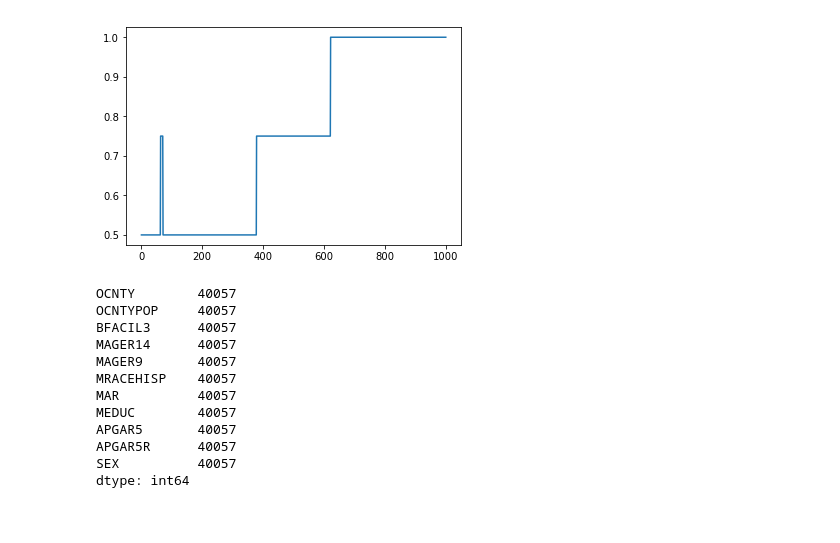
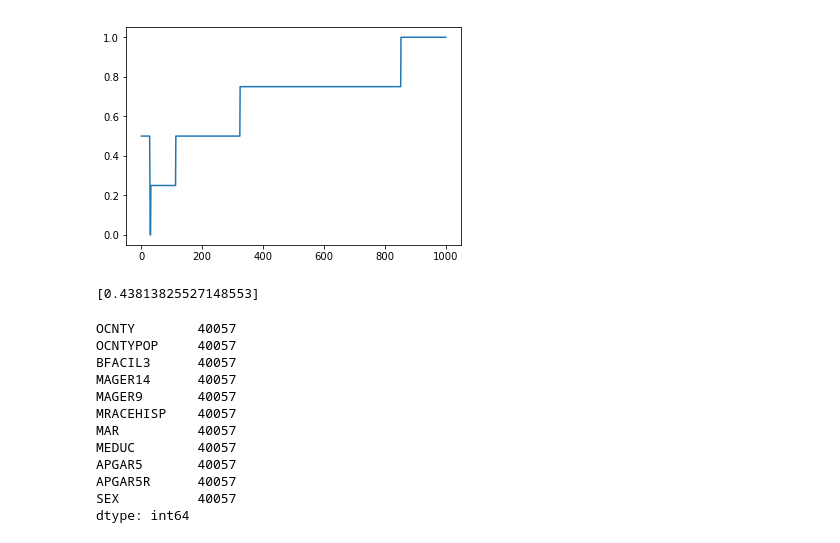
Before and after one commit to mcaballeroguillen/Redes_Neuronales, a Jupyter notebook: Red_Neuronal_1.ipynb, the cells around one changed output. Saved outputs shown, nothing was run; the diff lists cells and outputs as text; code cells hidden in the pictures.

```diff
--- a/Red_Neuronal_1.ipynb
+++ b/Red_Neuronal_1.ipynb
@@ -36,7 +36,8 @@ class Perceptron:
         x= ps*dt
         suma=x.sum()
         exponente = -1*(suma+self.b)
-        denominador = 1 + math.exp(exponente)
+        #denominador= np.float128(2.0)
+        denominador = 1 + np.exp(exponente)
         self.out=1/denominador
         if self.out>=0.5: #"""Criterio para calcular el output binario"""
             self.bout=1
@@ -50,9 +51,10 @@ class Perceptron:
         self.datos=[]
 
     #"""Calcular error, ingresando los delta de la capa siguiente"""
-    def calcularerror(self,deltasnextcapa):
-        ps=np.array(self.pesos)
+    def calcularerror(self,deltasnextcapa,pesosnextcapa):
+        ps=np.array(pesosnextcapa)
         delt=np.array(deltasnextcapa)
+
         mult=ps*delt
         self.error=mult.sum()
     #"""Calcular de"""
@@ -235,29 +257,33 @@ class Red_Neuronal:
 # %%
 from matplotlib import pyplot
 fabri = Fabrica()
-fabri.getbais(0.5)
-capa1 = fabri.crearCapa(10,2)
-capa2 = fabri.crearCapa(10,10)
-capa3 = fabri.crearCapa(1,10)
+fabri.getlr(0.5)
+capa1 = fabri.crearCapa(2,2)
+capa3 = fabri.crearCapa(1,2)
 
 red1= Red_Neuronal()
 red1.getcapinicial(capa1)
-red1.getcapaintermedia(capa2)
 red1.getcapfinal(capa3)
 red1.enlazar()
 
-entrada=[[1,1],[0,1],[1,0],[0,0]]
+entrada=[[0,0],[0,1],[1,0],[1,1]]
 salida = [[0],[1],[1],[0]]
 entre=[entrada,salida]
 
 a = red1.entrenar(entre,1000,entre)
 b=[]
 for x in a[1]:
     b.append((4-x)/4)
 pyplot.plot(a[0],b)
 pyplot.show()
 # %% [output]
-[figure, old version]
+[figure, new version]
+# %%
+capa1.getinput([1,1])
+capa1.Feeding()
+print(capa3.output)
+# %% [output]
+[0.43813825527148553]
 # %%
  import pandas as pd
  df1=pd.read_csv("merge.csv")
```
Also changed, not shown: parts of 8 cells of this notebook, 1 other file.
